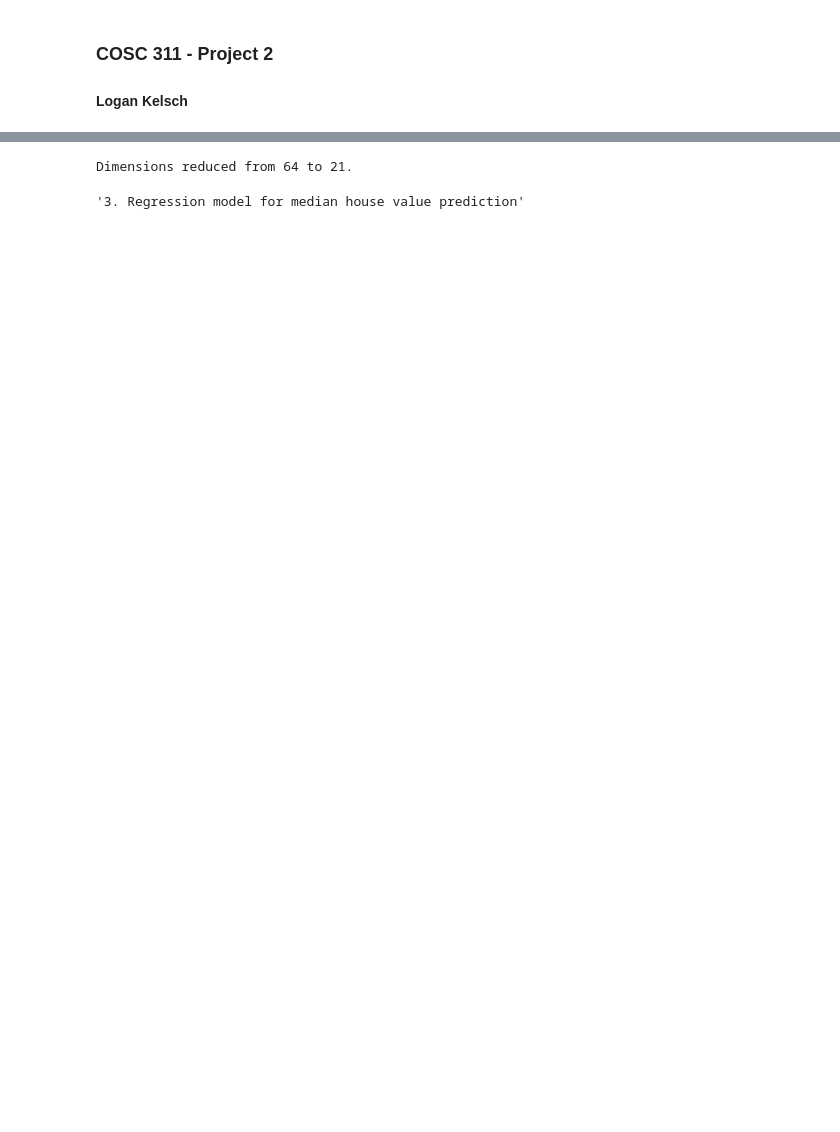
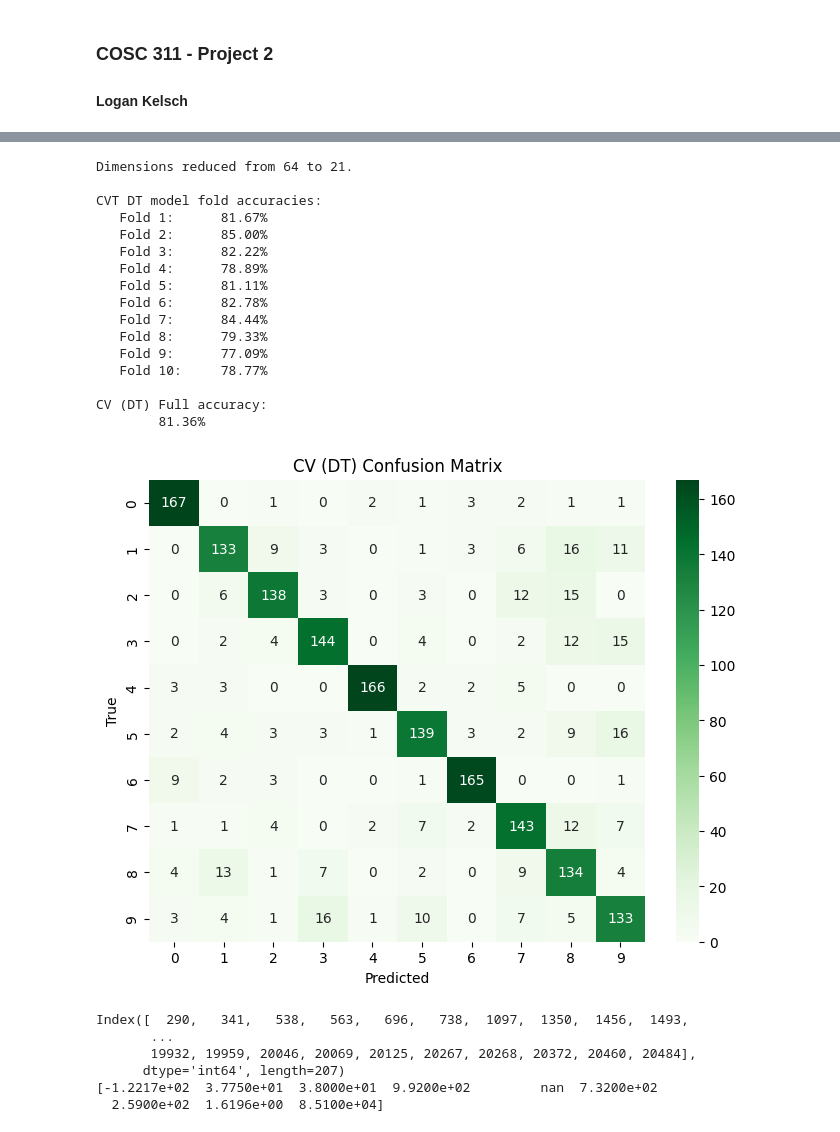
Before and after one commit to Logan-Kelsch/COSC311_proj2, a Jupyter notebook: main.ipynb, the cells around one changed output, grey strips where cells are left out. Cells and saved outputs as stored; diff of their text form; code cells hidden in the pictures; blank space fills up the shorter version.

Commit message:
task2 complete, task3 wip, cleaning data

```diff
--- a/main.ipynb
+++ b/main.ipynb
@@ -98,38 +98,102 @@ Room 4 Clustering Accuracy:     99.2%
 '''2. PCA based hand-written digits classification'''
 
 # DATASET:  UCI ML - from - sklearn and 'COSC311_Module5_4_Kmeans clustering'
 # TASKS:    Conduct PCA analysis and CVT
 
-#import libraries
+#import libraries and functions
 from sklearn.datasets import load_digits
 from sklearn.decomposition import PCA
+from sklearn.tree import DecisionTreeClassifier
+from sklearn.model_selection import cross_val_score
+from sklearn.model_selection import cross_val_predict
+from sklearn.metrics import confusion_matrix
+import seaborn as sns
 
 #load and prep dataset
 data = load_digits(as_frame=True)
 data = data.frame
 X = data.iloc[:,:-1]
 y = data.iloc[:,-1]
 
 #pca initiation
 pca = PCA()
 pca.fit(X)
 
 #PCA primary component and variance calculation
 cumulative_variance = np.cumsum(pca.explained_variance_ratio_)
 n_components = np.argmax(cumulative_variance >= 0.9) + 1
 
 #PCA final prep and data transformation
 pca = PCA(n_components = n_components)
 X_pca = pca.fit_transform(X)
 
 #dimension reduction confirmation printout
 print(f'Dimensions reduced from {X.shape[1]} to {X_pca.shape[1]}.\n')
+
+#define classification model and fit
+dt = DecisionTreeClassifier(criterion='entropy',max_depth=8)
+dt.fit(X_pca,y)
+
+#collect model predictions and cross validation score
+scores = cross_val_score(dt, X_pca, y, cv=10)
+y_pred = cross_val_predict(dt, X_pca, y, cv=10)
+
+#individual CVT printouts
+print('CVT DT model fold accuracies:')
+for i in range(len(scores)):
+    print(f'   Fold\t{i+1}:\t{100*scores[i]:.2f}%')
+print(f'\nCV (DT) Full accuracy:\n\t{100*accuracy_score(y,y_pred):.2f}%')
+
+#confusion matrix creation
+cm = confusion_matrix(y, y_pred)
+
+#confusion matrix output
+plt.figure(figsize=(8, 6))
+sns.heatmap(cm, annot=True, fmt='d', cmap='Greens')
+plt.xlabel('Predicted')
+plt.ylabel('True')
+plt.title('CV (DT) Confusion Matrix')
+plt.show()
 # %% [output]
 Dimensions reduced from 64 to 21.
+
+CVT DT model fold accuracies:
+   Fold 1:      81.67%
+   Fold 2:      85.00%
+   Fold 3:      82.22%
+   Fold 4:      78.89%
+   Fold 5:      81.11%
+   Fold 6:      82.78%
+   Fold 7:      84.44%
+   Fold 8:      79.33%
+   Fold 9:      77.09%
+   Fold 10:     78.77%
+
+CV (DT) Full accuracy:
+        81.36%
+[figure, added]
 # %%
 '''3. Regression model for median house value prediction'''
 
 # DATASET:  housing.csv
 # TASKS:    collect most correlated features, train MLR model
+
+from sklearn.linear_model import LinearRegression
+
+data = pd.read_csv('housing.csv')
+
+unclean_ndx = data[data['total_bedrooms'].isna()].index
+
+print(unclean_ndx)
+
+
+# Separate features and target into X and y
+X = data.iloc[:, :-1].values
+y = data.iloc[:, -1].values
 # %% [output]
-'3. Regression model for median house value prediction'
+Index([  290,   341,   538,   563,   696,   738,  1097,  1350,  1456,  1493,
+       ...
+       19932, 19959, 20046, 20069, 20125, 20267, 20268, 20372, 20460, 20484],
+      dtype='int64', length=207)
+[-1.2217e+02  3.7750e+01  3.8000e+01  9.9200e+02         nan  7.3200e+02
+  2.5900e+02  1.6196e+00  8.5100e+04]
```
Also changed, not shown: parts of 1 cell of this notebook.
